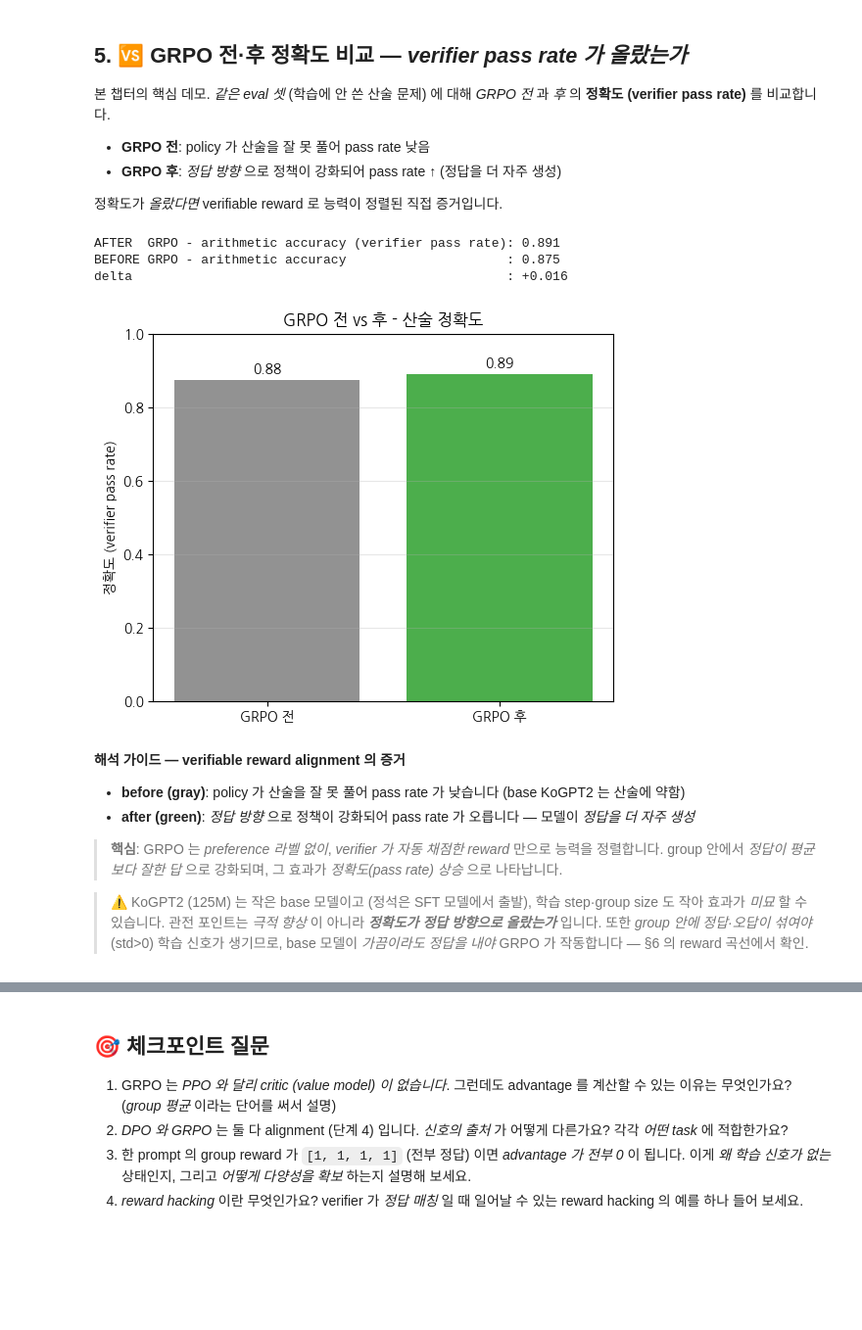
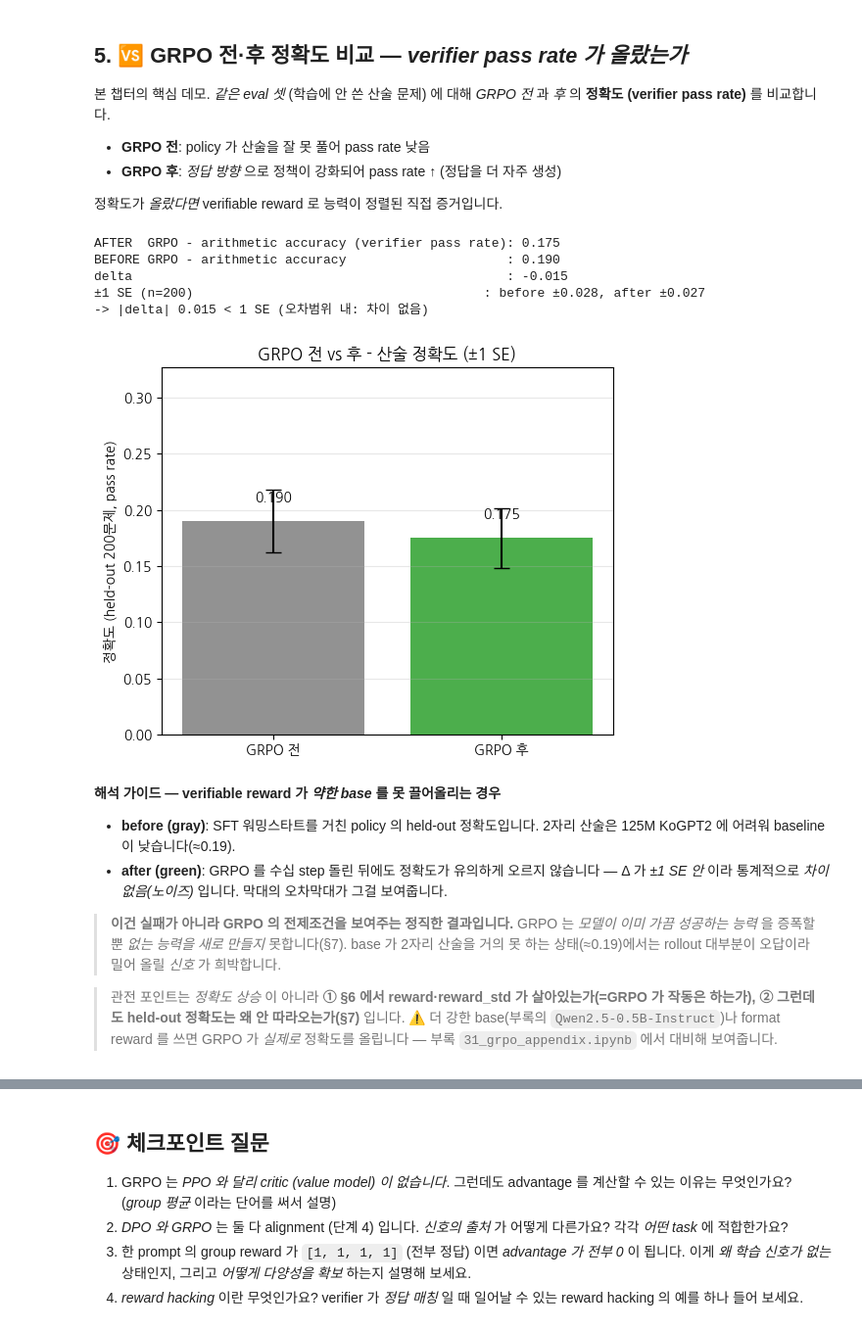
Before and after one commit to yoon-gu/neuqes-101, a Jupyter notebook: executed/31_grpo.ipynb, the cells around one changed output, grey strips where cells are left out. Shown at 98% size. Cells and saved outputs as stored; diff of their text form; code cells hidden in the pictures; blank space fills up the shorter version.

Commit message:
exec: Ch31 본편·디버깅부록 실행본 갱신 (T4, base 0.190->0.175 Δ 오차범위 내; 부록 base 0->SFT 0.190->필터 0.185)

```diff
--- a/executed/31_grpo.ipynb
+++ b/executed/31_grpo.ipynb
@@ -671,35 +713,46 @@ final peak  : 2886 MiB
 
 정확도가 *올랐다면* verifiable reward 로 능력이 정렬된 직접 증거입니다.
 # %%
-acc_after = eval_accuracy(policy, eval_ds, n=64)
+acc_after = eval_accuracy(policy, eval_ds)
+n_eval = len(eval_ds)
 
 print(f"AFTER  GRPO - arithmetic accuracy (verifier pass rate): {acc_after:.3f}")
 print(f"BEFORE GRPO - arithmetic accuracy                     : {acc_before:.3f}")
 print(f"delta                                                 : {acc_after - acc_before:+.3f}")
 
+# 이항 표준오차 - held-out n 문제에서 정확도 p 의 불확실성. |delta| 가 이 안이면 통계적으로 '차이 없음'.
+def _se(p, n): return (p * (1 - p) / n) ** 0.5
+se_before, se_after = _se(acc_before, n_eval), _se(acc_after, n_eval)
+print(f"±1 SE (n={n_eval})                                      : before ±{se_before:.3f}, after ±{se_after:.3f}")
+print(f"-> |delta| {abs(acc_after-acc_before):.3f} {'<' if abs(acc_after-acc_before) < max(se_before, se_after) else '>='} 1 SE "
+      f"({'오차범위 내: 차이 없음' if abs(acc_after-acc_before) < max(se_before, se_after) else '유의미할 수 있음'})")
+
 fig, ax = plt.subplots(figsize=(5.5, 4.5))
 bars = ax.bar(["GRPO 전", "GRPO 후"], [acc_before, acc_after],
+              yerr=[se_before, se_after], capsize=6,
               color=["tab:gray", "tab:green"], alpha=0.85)
 for b, v in zip(bars, [acc_before, acc_after]):
-    ax.text(b.get_x() + b.get_width() / 2, v + 0.01, f"{v:.2f}",
-            ha="center", va="bottom")
-ax.set_ylabel("정확도 (verifier pass rate)")
-ax.set_ylim(0, 1)
-ax.set_title("GRPO 전 vs 후 - 산술 정확도")
+    ax.text(b.get_x() + b.get_width() / 2, v + 0.015, f"{v:.3f}", ha="center", va="bottom")
+ax.set_ylabel(f"정확도 (held-out {n_eval}문제, pass rate)")
+top = max(acc_before + se_before, acc_after + se_after)
+ax.set_ylim(0, min(1.0, max(0.3, top * 1.5)))
+ax.set_title("GRPO 전 vs 후 - 산술 정확도 (±1 SE)")
 ax.grid(True, axis="y", alpha=0.3)
 plt.tight_layout(); plt.show()
 # %% [output]
-AFTER  GRPO - arithmetic accuracy (verifier pass rate): 0.891
-BEFORE GRPO - arithmetic accuracy                     : 0.875
-delta                                                 : +0.016
+AFTER  GRPO - arithmetic accuracy (verifier pass rate): 0.175
+BEFORE GRPO - arithmetic accuracy                     : 0.190
+delta                                                 : -0.015
+±1 SE (n=200)                                      : before ±0.028, after ±0.027
+-> |delta| 0.015 < 1 SE (오차범위 내: 차이 없음)
-[figure, old version]
+[figure, new version]
 # %% [markdown]
-**해석 가이드 — verifiable reward alignment 의 증거**
+**해석 가이드 — verifiable reward 가 *약한 base* 를 못 끌어올리는 경우**
 
-- **before (gray)**: policy 가 산술을 잘 못 풀어 pass rate 가 낮습니다 (base KoGPT2 는 산술에 약함)
-- **after (green)**: *정답 방향* 으로 정책이 강화되어 pass rate 가 오릅니다 — 모델이 *정답을 더 자주 생성*
+- **before (gray)**: SFT 워밍스타트를 거친 policy 의 held-out 정확도입니다. 2자리 산술은 125M KoGPT2 에 어려워 baseline 이 낮습니다(≈0.19).
+- **after (green)**: GRPO 를 수십 step 돌린 뒤에도 정확도가 유의하게 오르지 않습니다 — Δ 가 *±1 SE 안* 이라 통계적으로 *차이 없음(노이즈)* 입니다. 막대의 오차막대가 그걸 보여줍니다.
 
-> **핵심**: GRPO 는 *preference 라벨 없이*, *verifier 가 자동 채점한 reward* 만으로 능력을 정렬합니다. group 안에서 *정답이 평균보다 잘한 답* 으로 강화되며, 그 효과가 *정확도(pass rate) 상승* 으로 나타납니다.
+> **이건 실패가 아니라 GRPO 의 전제조건을 보여주는 정직한 결과입니다.** GRPO 는 *모델이 이미 가끔 성공하는 능력* 을 증폭할 뿐 *없는 능력을 새로 만들지* 못합니다(§7). base 가 2자리 산술을 거의 못 하는 상태(≈0.19)에서는 rollout 대부분이 오답이라 밀어 올릴 *신호* 가 희박합니다.
 
-> ⚠️ KoGPT2 (125M) 는 작은 base 모델이고 (정석은 SFT 모델에서 출발), 학습 step·group size 도 작아 효과가 *미묘* 할 수 있습니다. 관전 포인트는 *극적 향상* 이 아니라 ***정확도가 정답 방향으로 올랐는가*** 입니다. 또한 *group 안에 정답·오답이 섞여야* (std>0) 학습 신호가 생기므로, base 모델이 *가끔이라도 정답을 내야* GRPO 가 작동합니다 — §6 의 reward 곡선에서 확인.
+> 관전 포인트는 *정확도 상승* 이 아니라 **① §6 에서 reward·reward_std 가 살아있는가(=GRPO 가 작동은 하는가), ② 그런데도 held-out 정확도는 왜 안 따라오는가(§7)** 입니다. ⚠️ 더 강한 base(부록의 `Qwen2.5-0.5B-Instruct`)나 format reward 를 쓰면 GRPO 가 *실제로* 정확도를 올립니다 — 부록 `31_grpo_appendix.ipynb` 에서 대비해 보여줍니다.
 # %% [markdown]
```
Also changed, not shown: parts of 27 cells of this notebook, 1 other file.
